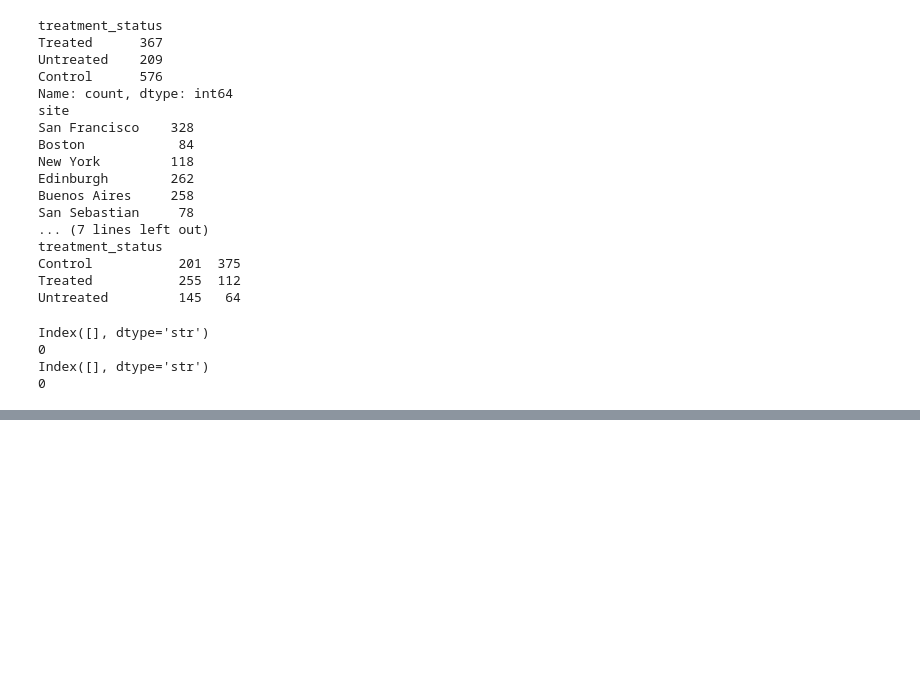
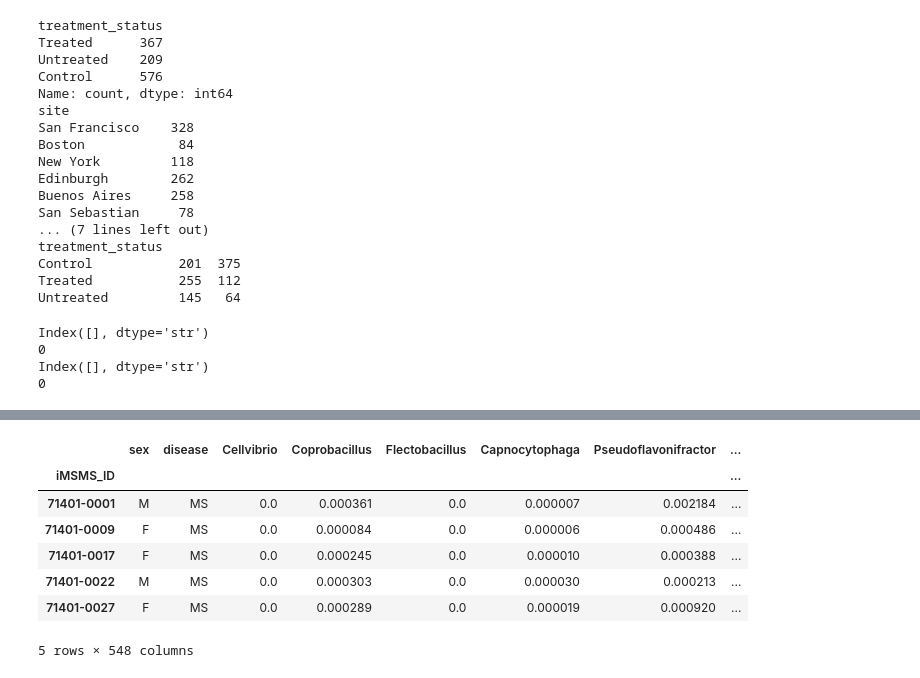
Before and after one commit to evelynsq/gut-microbiome-signature-multiple-sclerosis, a Jupyter notebook: DFs.ipynb, the cells around one changed output, grey strips where cells are left out. Saved outputs shown, nothing was run; the diff lists cells and outputs as text; code cells hidden in the pictures; blank space fills up the shorter version.

```diff
--- a/DFs.ipynb
+++ b/DFs.ipynb
@@ -376,0 +460,23 @@ data
+# %%
+df5_genus = df5_genus.set_index("Taxa")
+
+df5_genus = df5_genus.T
+df5_genus.index.name = "iMSMS_ID"
+df5_genus = df5_genus.reset_index()
+# %%
+merged_samples_genus_for_sex = df5_samples.merge(df5_genus, on = "iMSMS_ID", how = "inner")
+# %%
+merged_samples_genus_for_sex = merged_samples_genus_for_sex.set_index("iMSMS_ID")
+# %%
+data_sex_disease = merged_samples_genus_for_sex[["sex"] +  ["disease"] + list(merged_samples_genus_for_sex.columns[merged_samples_genus_for_sex.columns.get_loc("Cohort") + 1:])]
+# %%
+data_sex_disease.head()
+# %% [output]
+|  | sex | disease | Cellvibrio | Coprobacillus | Flectobacillus | Capnocytophaga | Pseudoflavonifractor | ... |
+| iMSMS_ID |  |  |  |  |  |  |  | ... |
+| 71401-0001 | M | MS | 0.0 | 0.000361 | 0.0 | 0.000007 | 0.002184 | ... |
+| 71401-0009 | F | MS | 0.0 | 0.000084 | 0.0 | 0.000006 | 0.000486 | ... |
+| 71401-0017 | F | MS | 0.0 | 0.000245 | 0.0 | 0.000010 | 0.000388 | ... |
+| 71401-0022 | M | MS | 0.0 | 0.000303 | 0.0 | 0.000030 | 0.000213 | ... |
+| 71401-0027 | F | MS | 0.0 | 0.000289 | 0.0 | 0.000019 | 0.000920 | ... |
+5 rows × 548 columns
```
Also changed, not shown: parts of 33 cells of this notebook, 8 other files.
